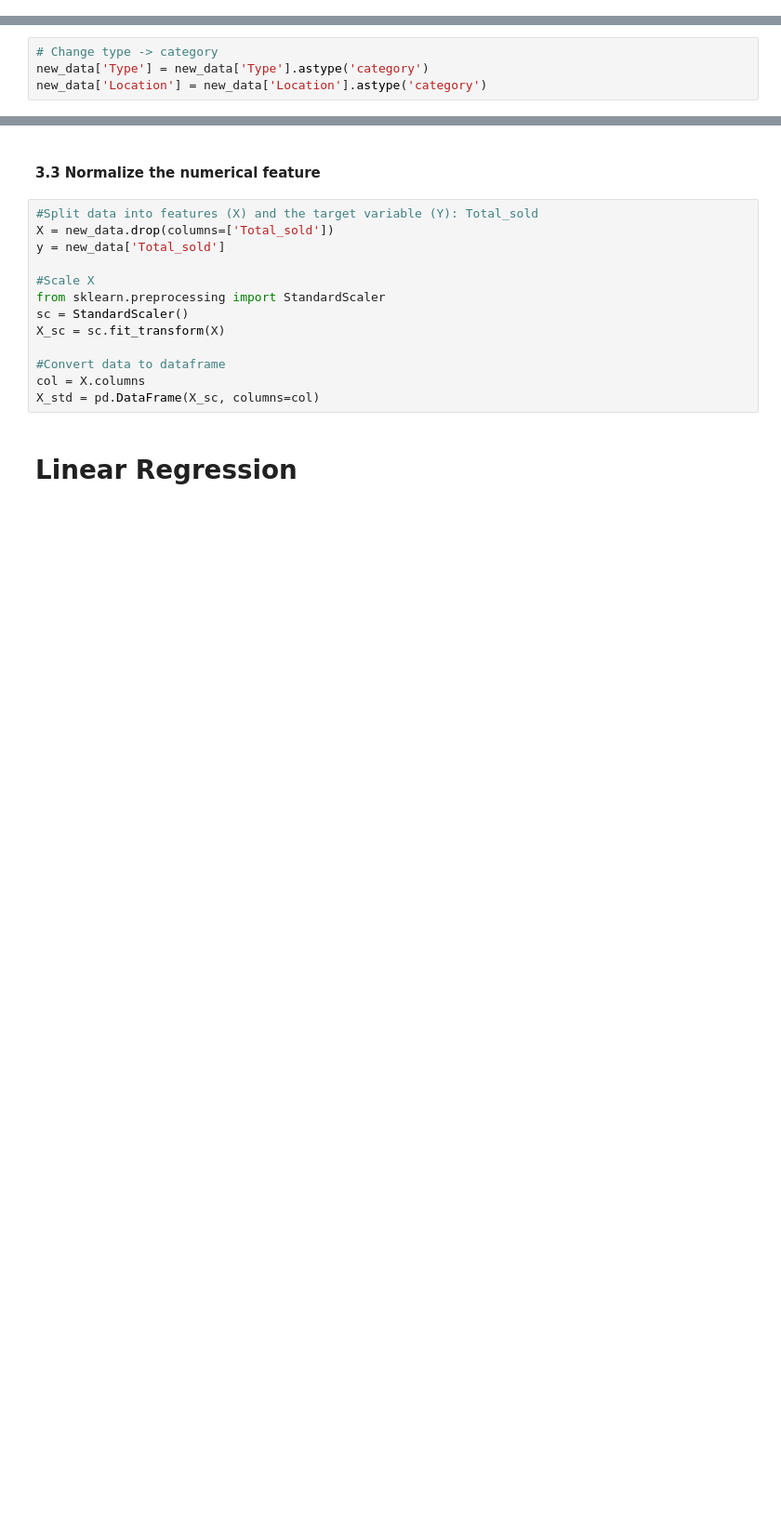
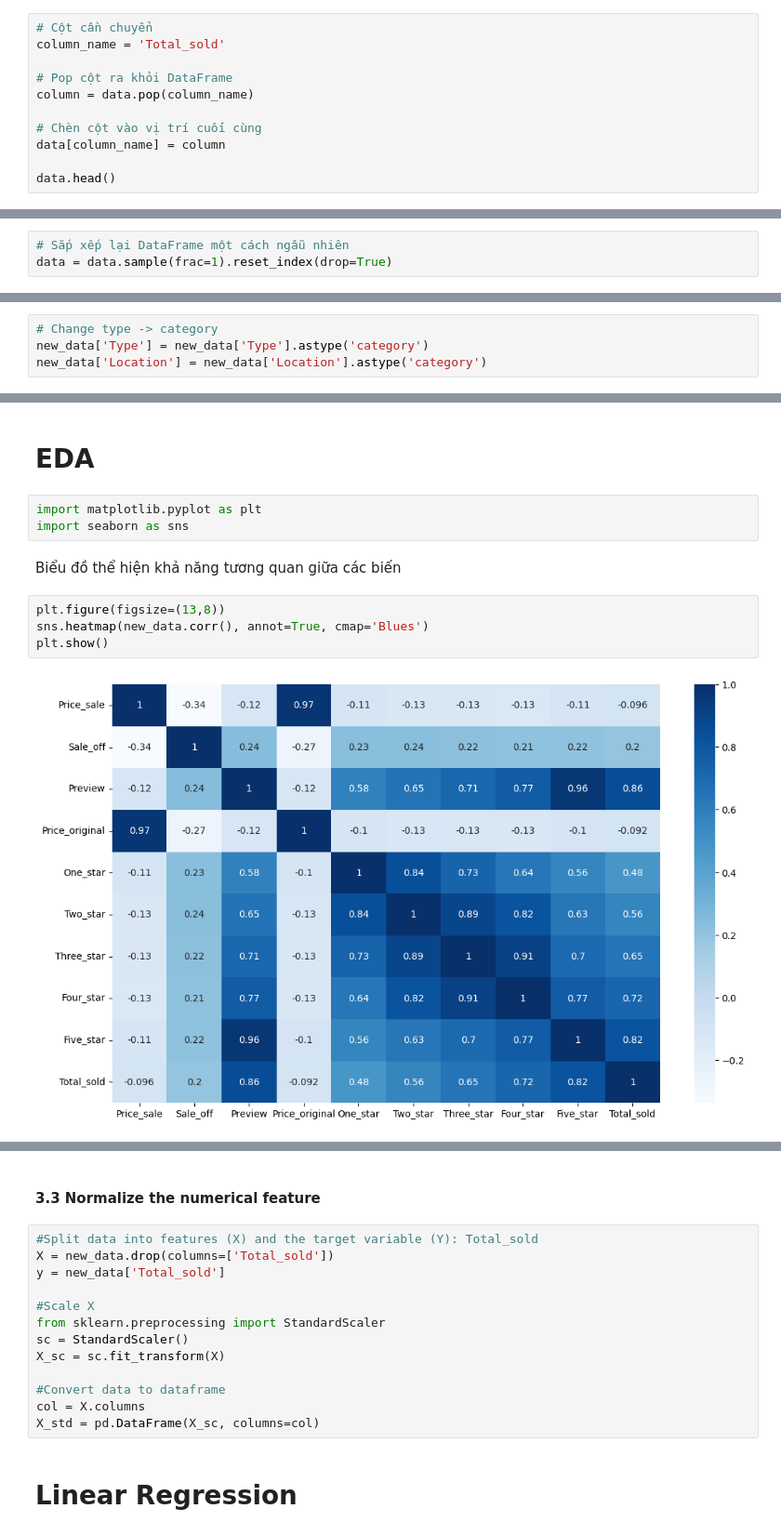
Before and after one commit to sang6174/DS2024_Project_Team15, a Jupyter notebook: Project_main.ipynb, the cells around one changed output, grey strips where cells are left out. Shown at 93% size. Drawn from its saved outputs; the diff is of its cells as text; blank space fills up the shorter version.

```diff
--- a/Project_main.ipynb
+++ b/Project_main.ipynb
@@ -370,3 +339,14 @@ data['Type'].unique()
 # %% [output]
 array(['quan ao', 'giay dep', 'trang suc', 'dien thoai', 'laptop', 'tivi'],
       dtype=object)
+# %%
+# Cột cần chuyển
+column_name = 'Total_sold'
+
+# Pop cột ra khỏi DataFrame
+column = data.pop(column_name)
+
+# Chèn cột vào vị trí cuối cùng
+data[column_name] = column
+
+data.head()
@@ -372,0 +360,3 @@ array(['quan ao', 'giay dep', 'trang suc', 'dien thoai', 'laptop', 'tivi'],
+# %%
+# Sắp xếp lại DataFrame một cách ngẫu nhiên
+data = data.sample(frac=1).reset_index(drop=True)
@@ -421,0 +420,13 @@ Name: count, dtype: int64
+# %% [markdown]
+# EDA
+# %%
+import matplotlib.pyplot as plt
+import seaborn as sns
+# %% [markdown]
+Biểu đồ thể hiện khả năng tương quan giữa các biến
+# %%
+plt.figure(figsize=(13,8))
+sns.heatmap(new_data.corr(), annot=True, cmap='Blues')
+plt.show()
+# %% [output]
+[figure, added]
```
Also changed, not shown: parts of 30 cells of this notebook.
